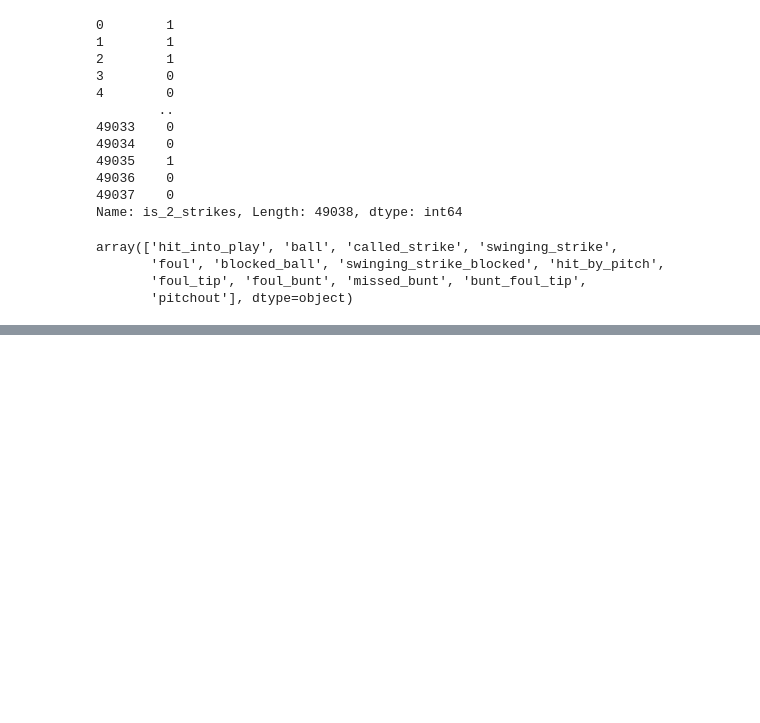
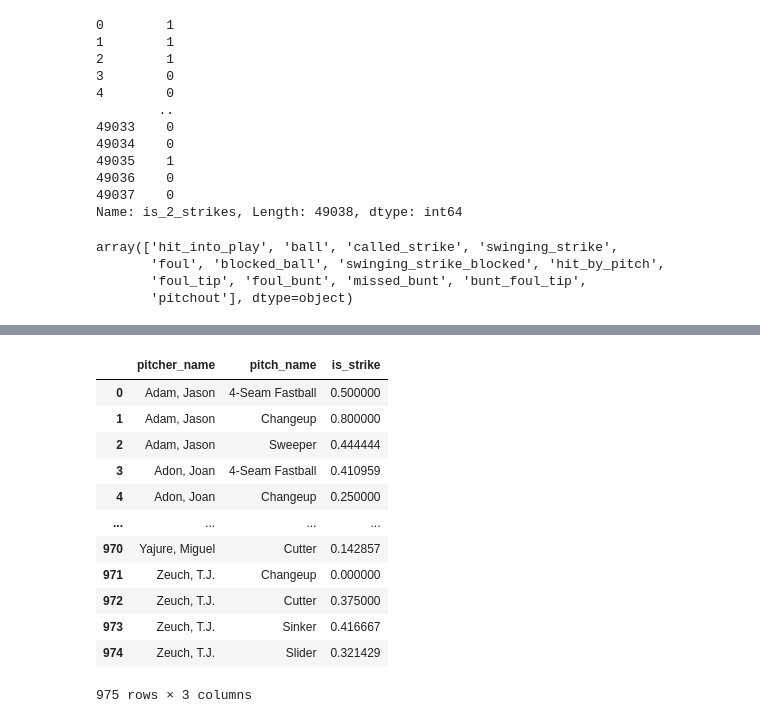
Before and after one commit to fedechaves/nw-bc, a Jupyter notebook: day1.ipynb, the cells around one changed output, grey strips where cells are left out. Cells and saved outputs as stored; diff of their text form; code cells hidden in the pictures; blank space fills up the shorter version.

```diff
--- a/day1.ipynb
+++ b/day1.ipynb
@@ -177,6 +178,6 @@ array(['hit_into_play', 'ball', 'called_strike', 'swinging_strike',
        'foul_tip', 'foul_bunt', 'missed_bunt', 'bunt_foul_tip',
        'pitchout'], dtype=object)
 # %%
-df['pitch_called'] = 0
-df.loc[(df['description'].isin(['called_strike','swinging_strike'])) & (df['attack_zone'] == 'heart'), 'pitch_called'] = 1
+df['strike_heart'] = 0
+df.loc[(df['description'].isin(['called_strike','swinging_strike'])) & (df['attack_zone'] == 'heart'), 'strike_heart'] = 1
 # %%
@@ -185,0 +195,2 @@ NameError: ignored
+# %%
+df['is_reds_pitcher'] = 0
@@ -185,0 +212,18 @@ NameError: ignored
+# %%
+df1 = df.loc[df['is_reds_pitcher'] ==1, ['pitcher_name', 'pitch_name', 'is_strike']].groupby(['pitcher_name', 'pitch_name'], as_index = False).mean()
+# %%
+df1
+# %% [output]
+|  | pitcher_name | pitch_name | is_strike |
+| 0 | Adam, Jason | 4-Seam Fastball | 0.500000 |
+| 1 | Adam, Jason | Changeup | 0.800000 |
+| 2 | Adam, Jason | Sweeper | 0.444444 |
+| 3 | Adon, Joan | 4-Seam Fastball | 0.410959 |
+| 4 | Adon, Joan | Changeup | 0.250000 |
+| ... | ... | ... | ... |
+| 970 | Yajure, Miguel | Cutter | 0.142857 |
+| 971 | Zeuch, T.J. | Changeup | 0.000000 |
+| 972 | Zeuch, T.J. | Cutter | 0.375000 |
+| 973 | Zeuch, T.J. | Sinker | 0.416667 |
+| 974 | Zeuch, T.J. | Slider | 0.321429 |
+975 rows × 3 columns
```
Also changed, not shown: parts of 5 cells of this notebook.
